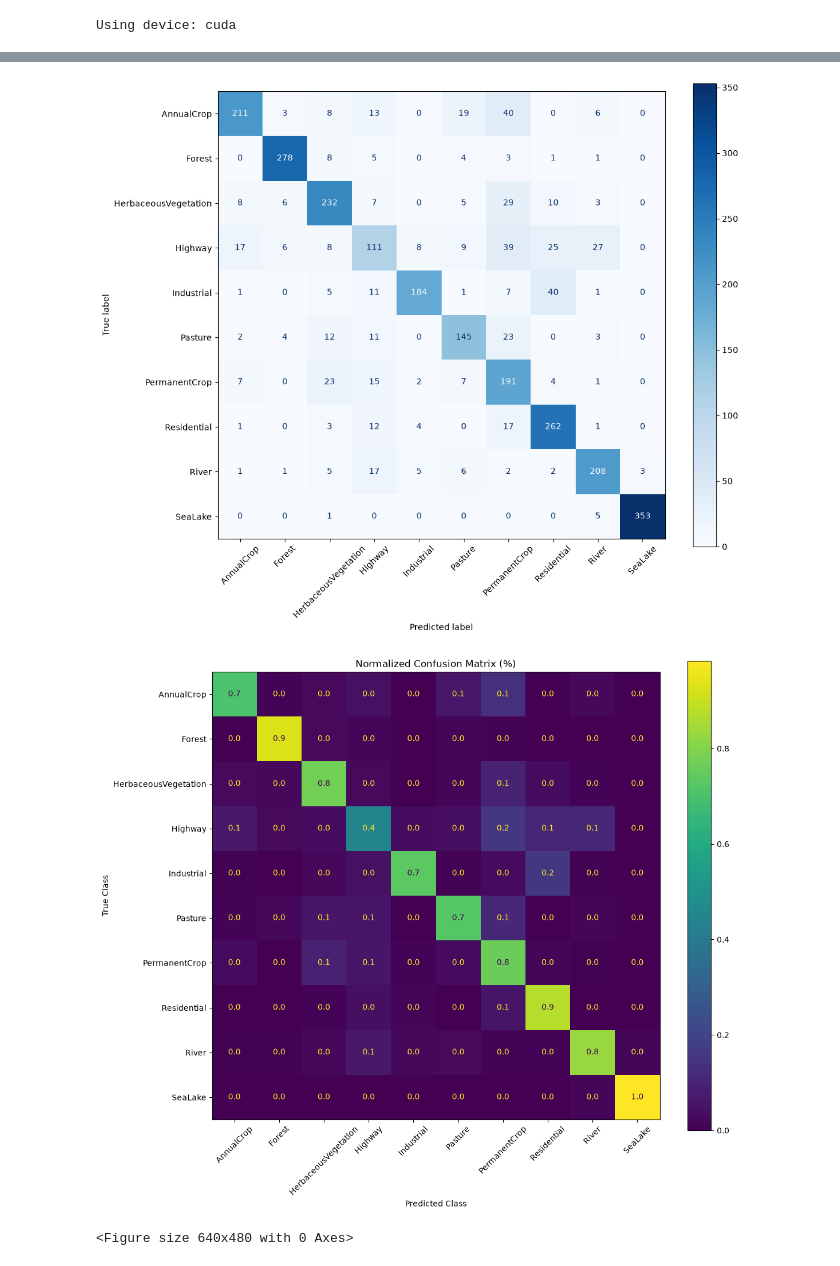
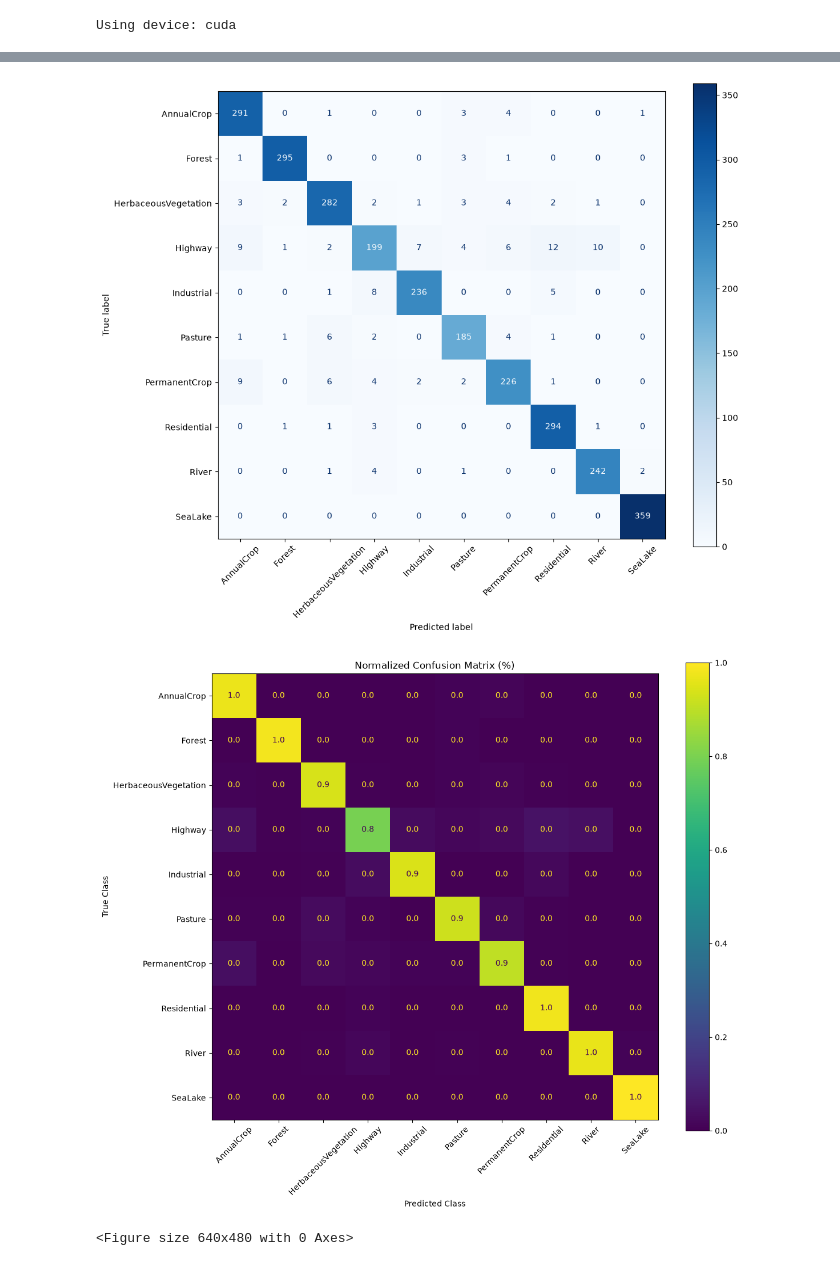
Before and after one commit to rhit-northrcf/Satellite_Image_Classification, a Jupyter notebook: Model/ResNetModel.ipynb, the cells around one changed output, grey strips where cells are left out. Drawn from its saved outputs; the diff is of its cells as text; code cells hidden in the pictures.

```diff
--- a/Model/ResNetModel.ipynb
+++ b/Model/ResNetModel.ipynb
@@ -131,8 +131,8 @@ class model(torch.nn.Module):
         self.encoder = pretrained_model
 
         #fully connected decoder part
-        self.layer1 = torch.nn.Linear(2048, 512)
-        self.layer2 = torch.nn.Linear(512, 64)
+        self.layer1 = torch.nn.Linear(2048, 256)
+        self.layer2 = torch.nn.Linear(256, 64)
         self.layer3 = torch.nn.Linear(64, 10)
 
         # Activation
@@ -226,7 +228,7 @@ def train_model(model, trainloader, costFunction, optimizer, numEpochs):
 # %%
 
 def full_train(model, trainDataloader, validDataloader, costFxn, optimizer):
-    # train_model(model,trainDataloader,costFxn,optimizer,4)
+    train_model(model,trainDataloader,costFxn,optimizer,4)
     OutModel, history = finetune_model(
         model=model,
         trainloader=trainDataloader,
@@ -416,7 +415,7 @@ print(class_mapping)
 
 SatelliteImageClassifier.load_state_dict(
     torch.load(
-        "best_frozen_resnet50.pth",
+        "best_resnet50.pth",
         map_location=device,
         weights_only=True
     )
@@ -481,5 +480,5 @@ Test Accuracy: 78.83%
-[figure, old version]
+[figure, new version]
-[figure, old version]
+[figure, new version]
 <Figure size 640x480 with 0 Axes>
                       precision    recall  f1-score   support
 
```
Also changed, not shown: parts of 4 cells of this notebook.
